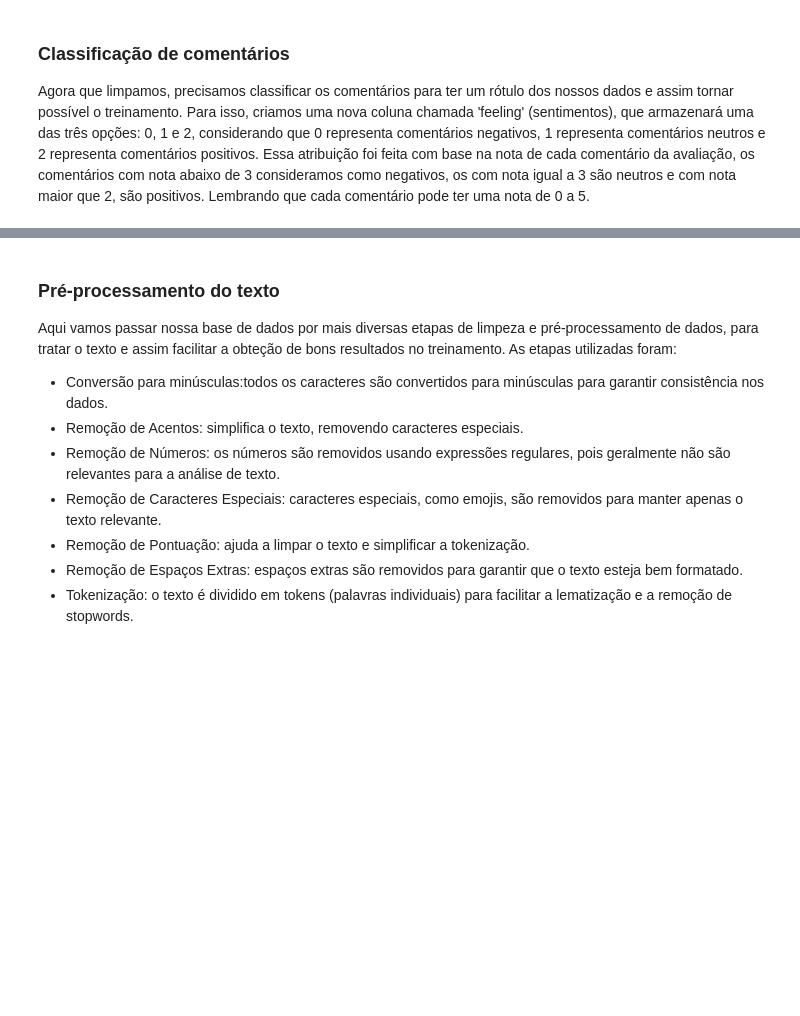
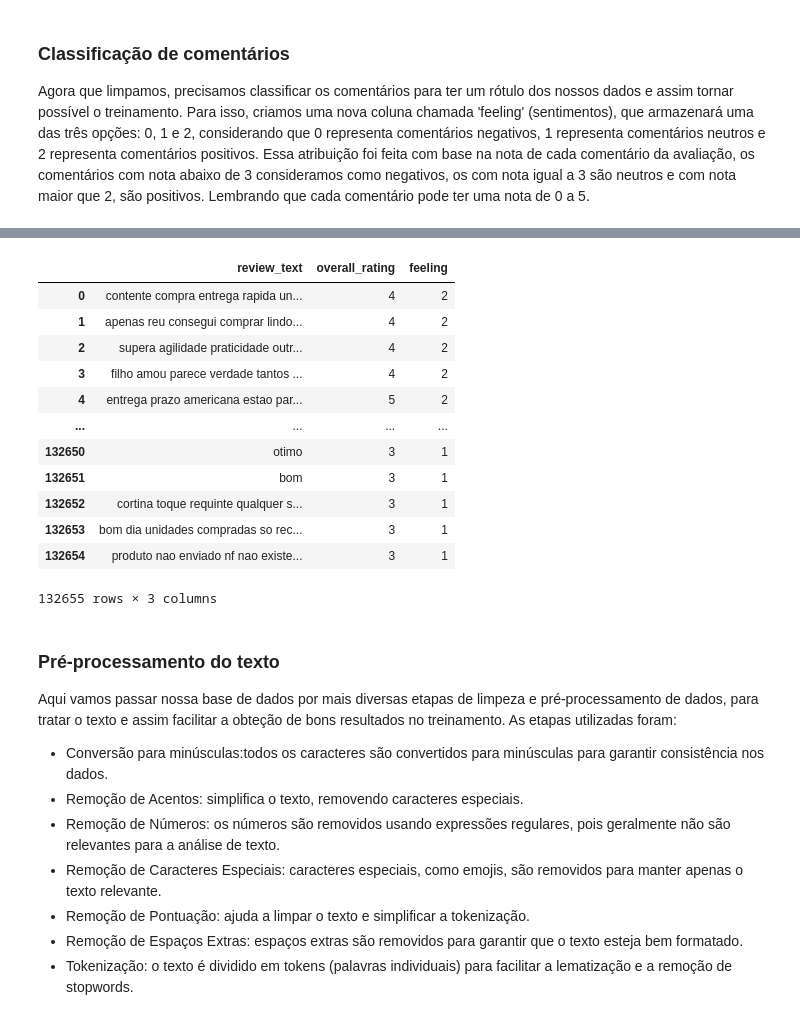
Before and after one commit to GroupHextech/api6-back, a Jupyter notebook: machineLearning/modeloXGBoost.ipynb, the cells around one changed output, grey strips where cells are left out. Cells and saved outputs as stored; diff of their text form; code cells hidden in the pictures; blank space fills up the shorter version.

```diff
--- a/machineLearning/modeloXGBoost.ipynb
+++ b/machineLearning/modeloXGBoost.ipynb
@@ -139,9 +147,24 @@ Essa atribuição foi feita com base na nota de cada comentário da avaliação,
 # %%
 # Cria uma nova coluna para classificar entre comentários positivos(2), negativos(0) ou neutros(1) com base na nota:
 dataset['feeling'] = np.where(dataset['overall_rating'] < 3, 0, np.where(dataset['overall_rating'] == 3, 1, 2))
+dataset2['feeling'] = np.where(dataset2['overall_rating'] < 3, 0, np.where(dataset2['overall_rating'] == 3, 1, 2))
+
+dataset = dataset[['review_text', 'overall_rating', 'feeling']]
+dataset2 = dataset2[['review_text', 'overall_rating', 'feeling']]
+
+# combined_dataset = pd.concat([dataset,dataset2], ignore_index=True)
+
+neutral_comments = dataset2.loc[dataset2['feeling'] == 1]
+neutral_comments2 = dataset.loc[dataset['feeling'] == 1]
+
+combined_dataset = pd.concat([dataset, neutral_comments], ignore_index=True)
 
 # Mostra os primeiros registros do dataset
 print("Primeiros registros do dataset:")
-print(tabulate(dataset.head(10), headers='keys', tablefmt='pipe'))
+# print(combined_dataset.head(5))
+# dataset
+combined_dataset
+# neutral_comments
+# neutral_comments2
 # %% [output]
 Primeiros registros do dataset:
@@ -160,3 +171,16 @@ Primeiros registros do dataset:
+|  | review_text | overall_rating | feeling |
+| 0 | contente compra entrega rapida un... | 4 | 2 |
+| 1 | apenas reu consegui comprar lindo... | 4 | 2 |
+| 2 | supera agilidade praticidade outr... | 4 | 2 |
+| 3 | filho amou parece verdade tantos ... | 4 | 2 |
+| 4 | entrega prazo americana estao par... | 5 | 2 |
+| ... | ... | ... | ... |
+| 132650 | otimo | 3 | 1 |
+| 132651 | bom | 3 | 1 |
+| 132652 | cortina toque requinte qualquer s... | 3 | 1 |
+| 132653 | bom dia unidades compradas so rec... | 3 | 1 |
+| 132654 | produto nao enviado nf nao existe... | 3 | 1 |
+132655 rows × 3 columns
 # %% [markdown]
 ### Pré-processamento do texto
 Aqui vamos passar nossa base de dados por mais diversas etapas de limpeza e pré-processamento de dados, para tratar o texto e assim facilitar a obteção de bons resultados no treinamento. As etapas utilizadas foram:
```
Also changed, not shown: parts of 12 cells of this notebook, 1 other file.
